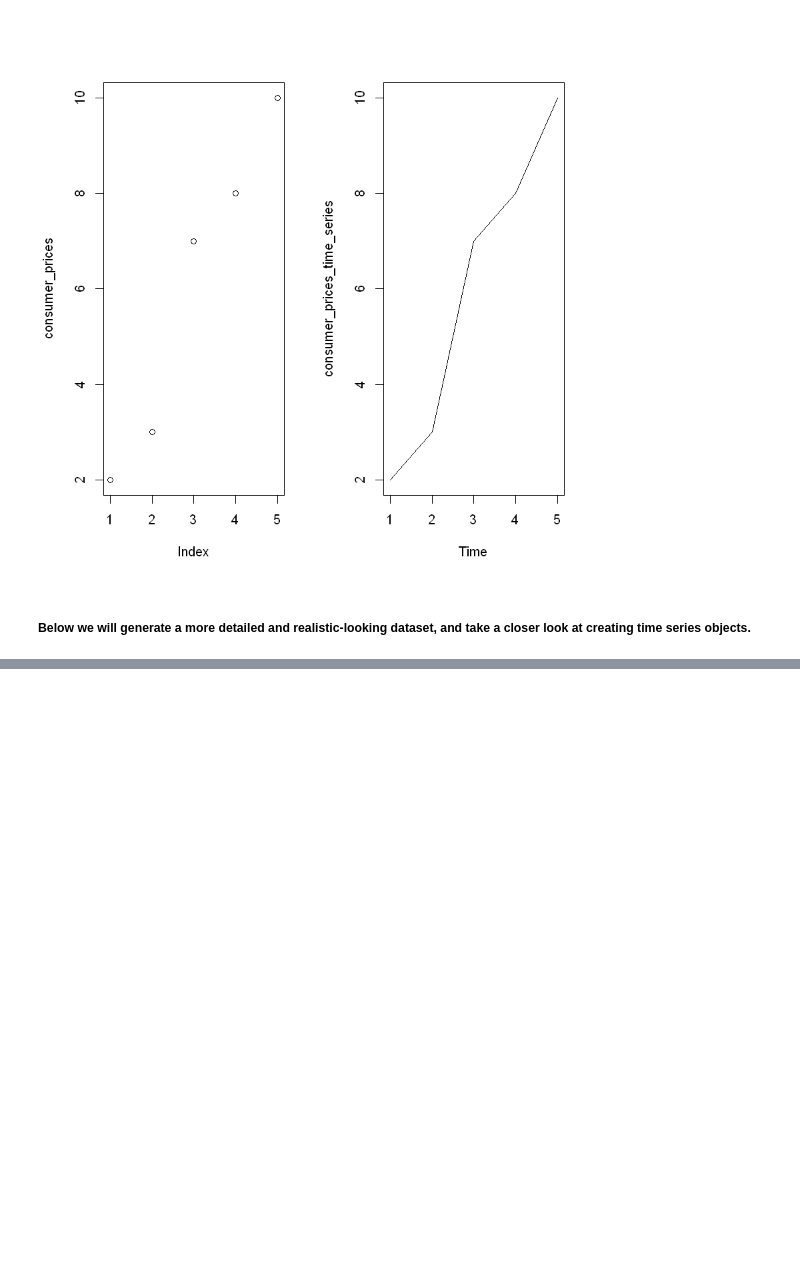
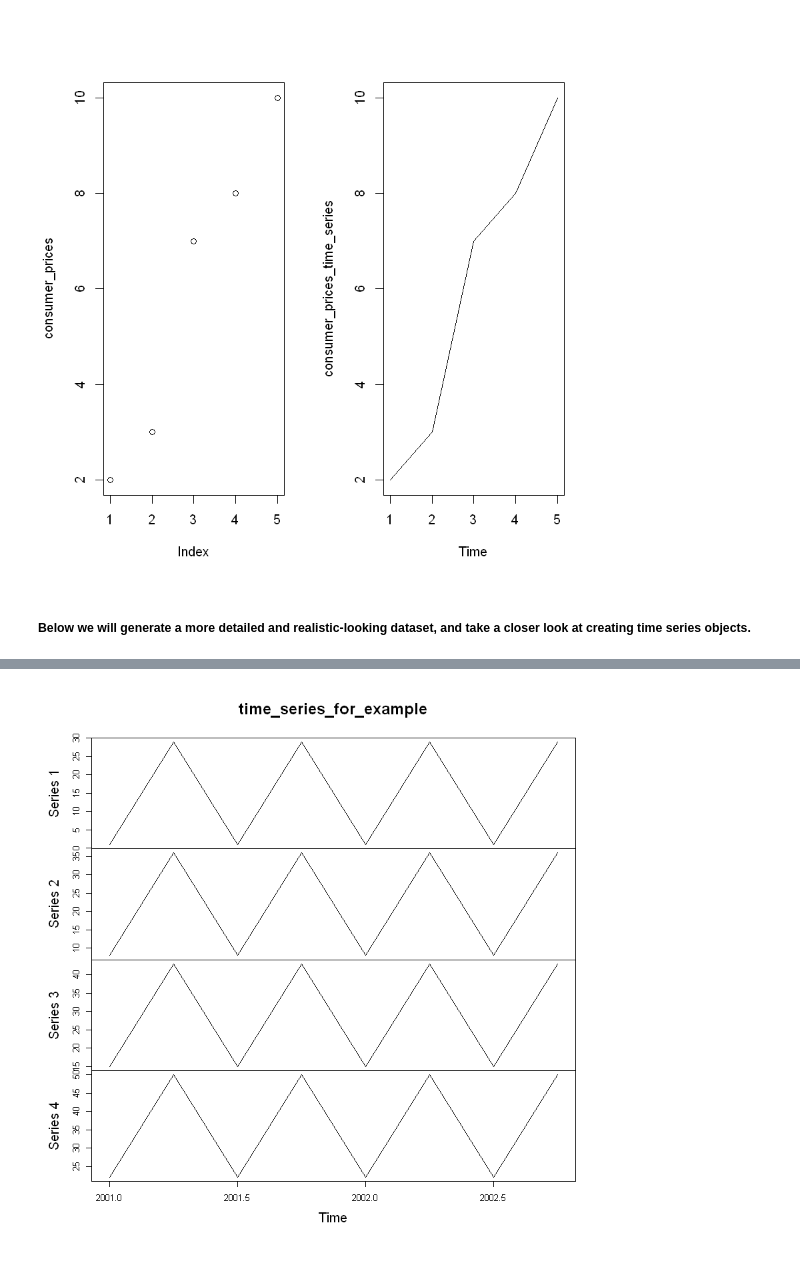
Before and after one commit to TylerTompa/Time-Series, a Jupyter notebook: Time Series Basics.ipynb, the cells around one changed output, grey strips where cells are left out. Drawn from its saved outputs; the diff is of its cells as text; code cells hidden in the pictures; blank space fills up the shorter version.

Commit message:
caveats to creating time series objects

```diff
--- a/Time Series Basics.ipynb
+++ b/Time Series Basics.ipynb
@@ -366,0 +343,10 @@ random_matrix
+# %%
+library(dplyr)
+data_for_example <- seq(1, 50, length.out=8) %>% matrix(., nrow=2, byrow=TRUE)
+
+# Add random noise
+# for (i in 1:length(quarterly_matrix)) {
+#     noise <- ifelse(rnorm(1) > 0, sample(5,1), 0)
+#     quarterly_matrix[i] <- quarterly_matrix[i] + noise
+# }
+data_for_example # We expect two rows and four columns
@@ -366,0 +367,6 @@ random_matrix
+# %%
+# Convert quarterly data to time series object
+time_series_for_example <- ts(data_for_example, start=c(2001, 1), end=c(2002, 4), frequency=4)
+
+# We confirmed that our matrix had two rows and four columns.  We should have the same format here.
+time_series_for_example
@@ -366,0 +400,4 @@ random_matrix
+# %%
+plot(time_series_for_example)
+# %% [output]
+[figure, added]
```
Also changed, not shown: parts of 29 cells of this notebook.
